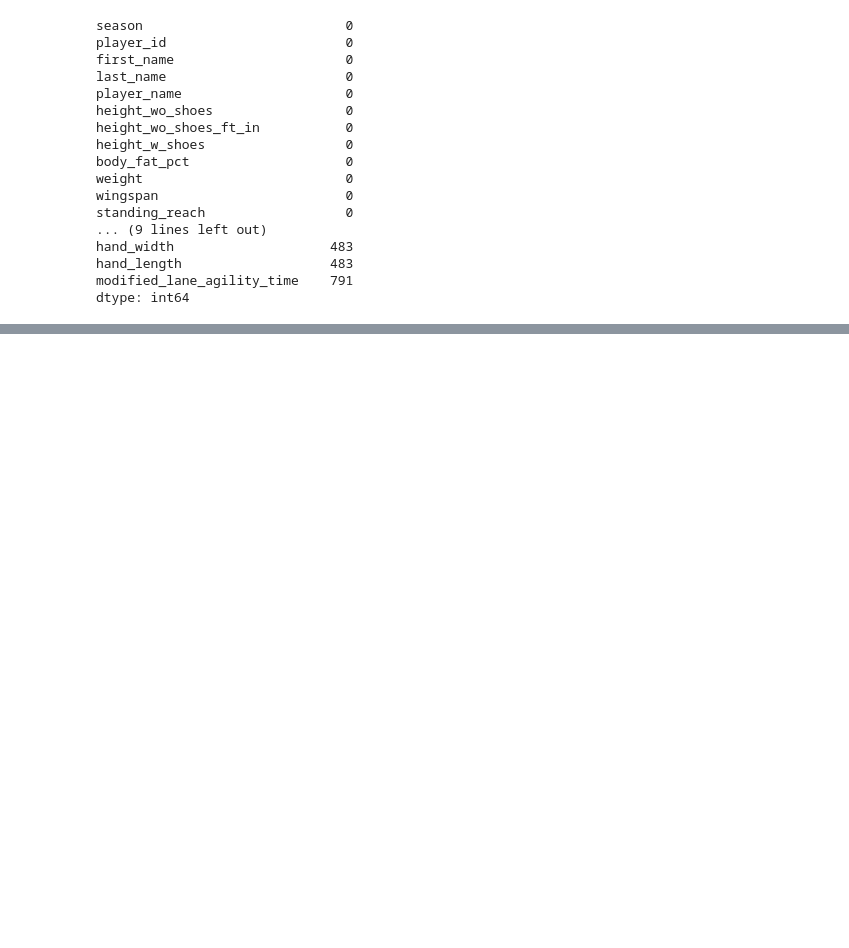
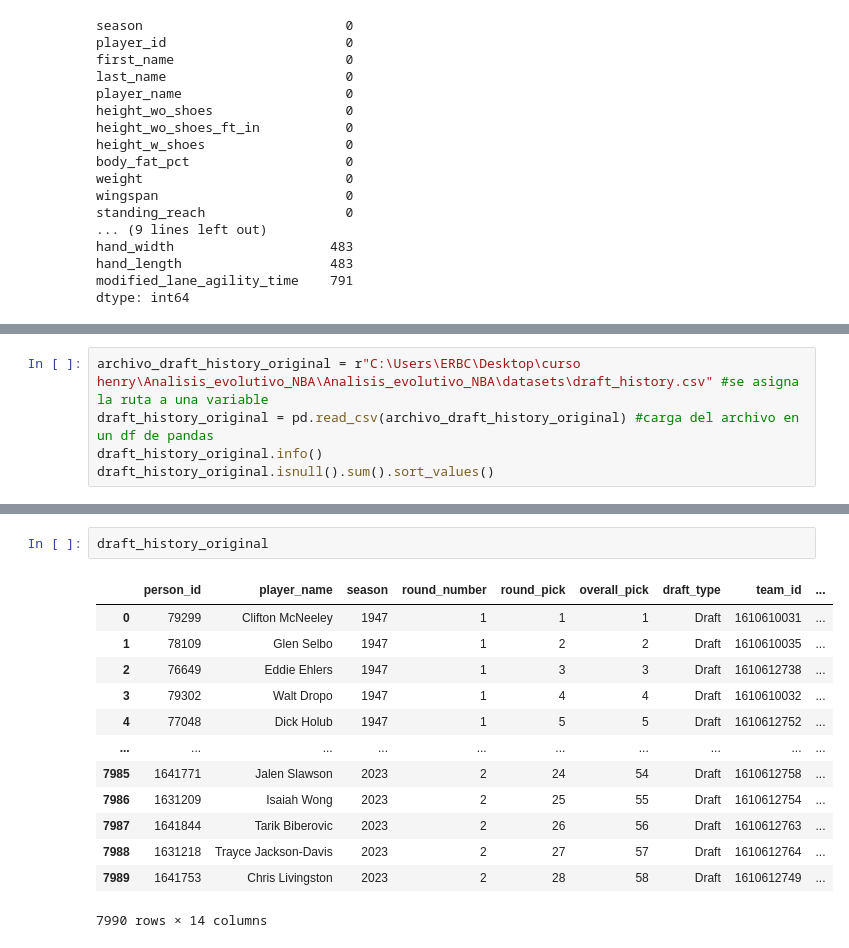
Before and after one commit to erbc111/Analisis_evolutivo_NBA, a Jupyter notebook: preparacion_datos.ipynb, the cells around one changed output, grey strips where cells are left out. Drawn from its saved outputs; the diff is of its cells as text; blank space fills up the shorter version.

```diff
--- a/preparacion_datos.ipynb
+++ b/preparacion_datos.ipynb
@@ -504,0 +629,5 @@ dtype: int64
+# %%
+archivo_draft_history_original = r"C:\Users\ERBC\Desktop\curso henry\Analisis_evolutivo_NBA\Analisis_evolutivo_NBA\datasets\draft_history.csv" #se asigna la ruta a una variable
+draft_history_original = pd.read_csv(archivo_draft_history_original) #carga del archivo en un df de pandas
+draft_history_original.info()
+draft_history_original.isnull().sum().sort_values()
@@ -504,0 +667,16 @@ dtype: int64
+# %%
+draft_history_original
+# %% [output]
+|  | person_id | player_name | season | round_number | round_pick | overall_pick | draft_type | team_id | ... |
+| 0 | 79299 | Clifton McNeeley | 1947 | 1 | 1 | 1 | Draft | 1610610031 | ... |
+| 1 | 78109 | Glen Selbo | 1947 | 1 | 2 | 2 | Draft | 1610610035 | ... |
+| 2 | 76649 | Eddie Ehlers | 1947 | 1 | 3 | 3 | Draft | 1610612738 | ... |
+| 3 | 79302 | Walt Dropo | 1947 | 1 | 4 | 4 | Draft | 1610610032 | ... |
+| 4 | 77048 | Dick Holub | 1947 | 1 | 5 | 5 | Draft | 1610612752 | ... |
+| ... | ... | ... | ... | ... | ... | ... | ... | ... | ... |
+| 7985 | 1641771 | Jalen Slawson | 2023 | 2 | 24 | 54 | Draft | 1610612758 | ... |
+| 7986 | 1631209 | Isaiah Wong | 2023 | 2 | 25 | 55 | Draft | 1610612754 | ... |
+| 7987 | 1641844 | Tarik Biberovic | 2023 | 2 | 26 | 56 | Draft | 1610612763 | ... |
+| 7988 | 1631218 | Trayce Jackson-Davis | 2023 | 2 | 27 | 57 | Draft | 1610612764 | ... |
+| 7989 | 1641753 | Chris Livingston | 2023 | 2 | 28 | 58 | Draft | 1610612749 | ... |
+7990 rows × 14 columns
```
Also changed, not shown: parts of 22 cells of this notebook, 3 other files.
